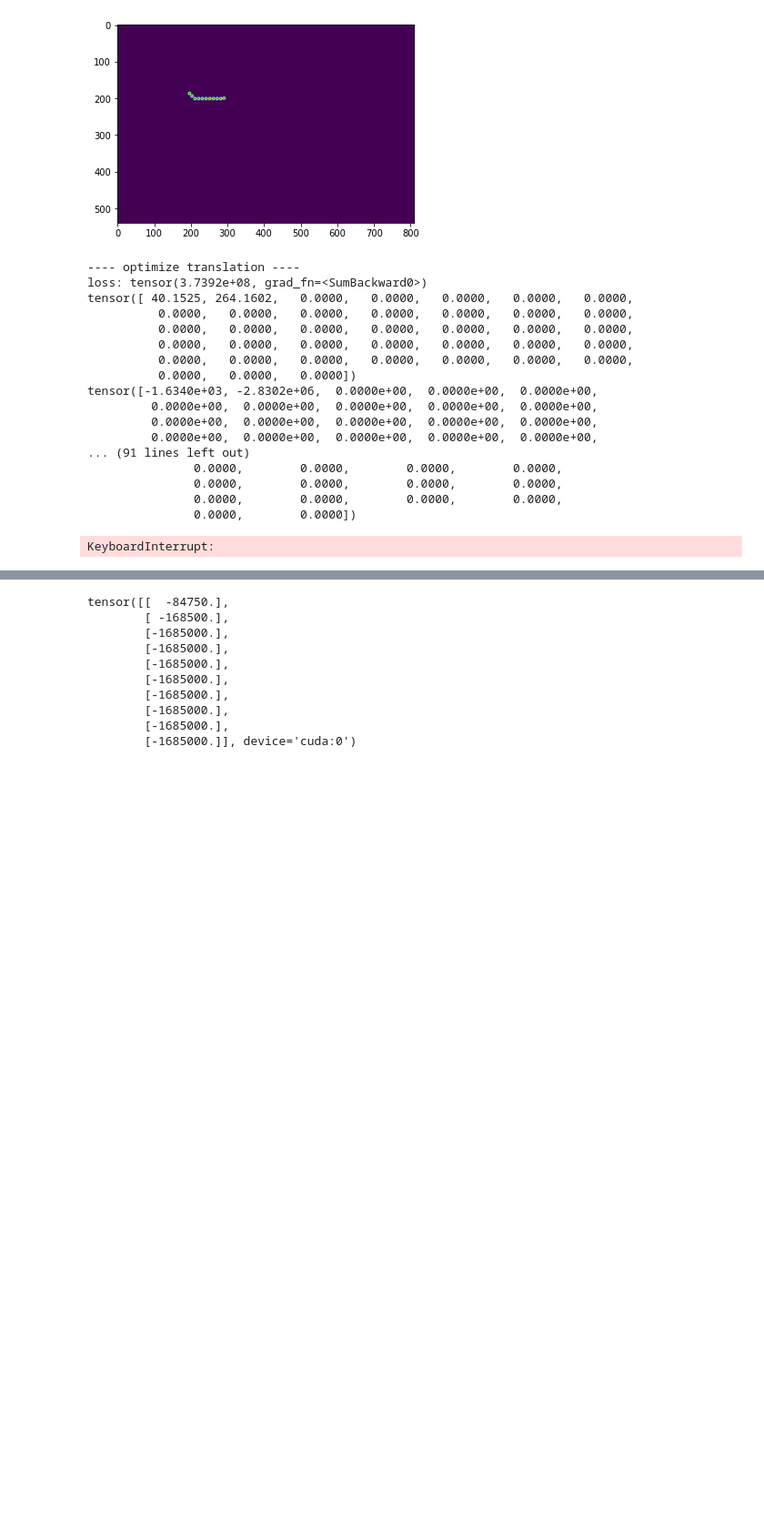
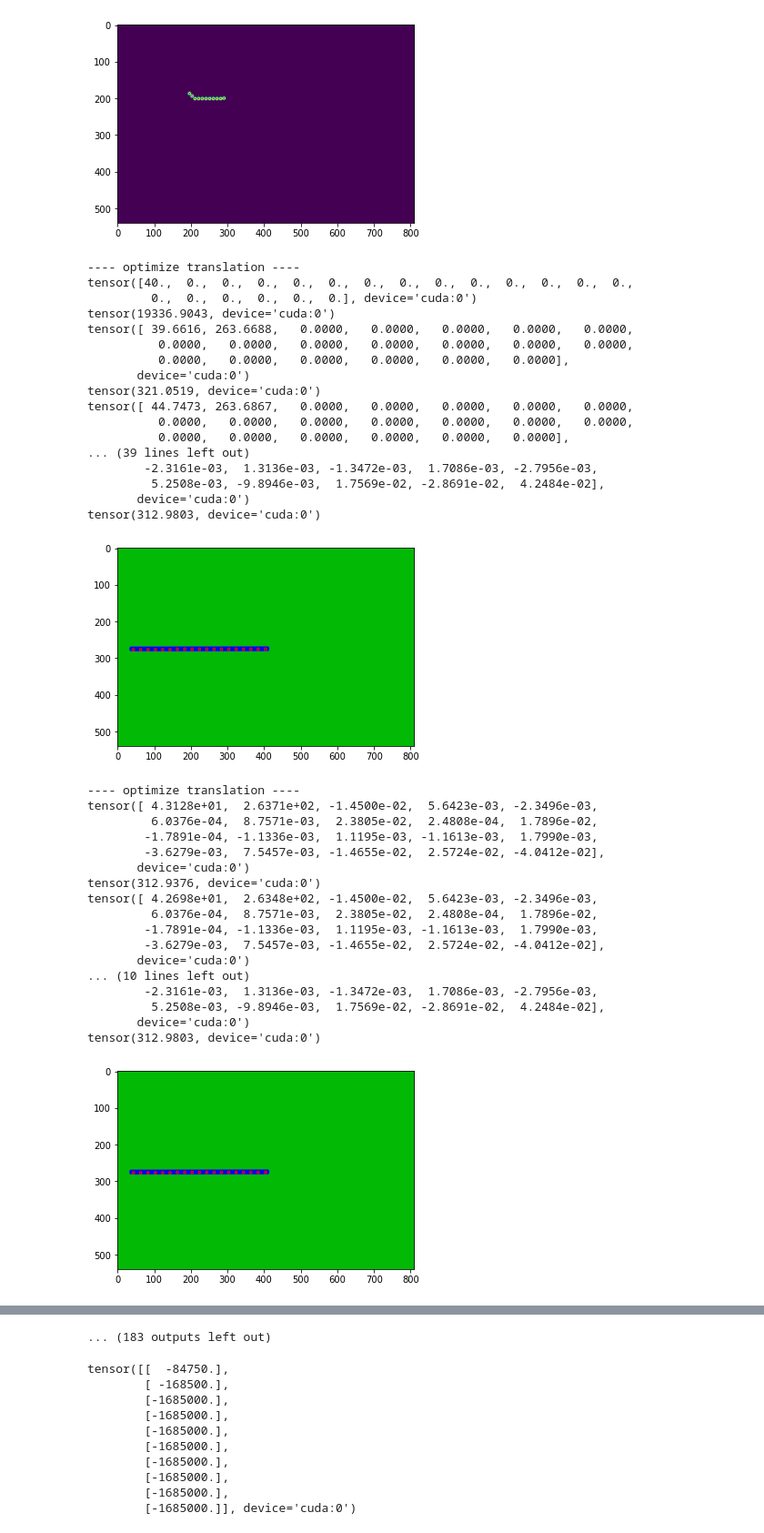
Before and after one commit to WangYixuan12/dart_deformable, a Jupyter notebook: trial.ipynb, the cells around one changed output, grey strips where cells are left out. Shown at 91% size. Drawn from its saved outputs; the diff is of its cells as text; code cells hidden in the pictures; blank space fills up the shorter version.

```diff
--- a/trial.ipynb
+++ b/trial.ipynb
@@ -34,7 +34,7 @@ def dist_to_line_2d(xy, c1, c2):
     return dist
 # %%
 def q_to_c_2d(q, H, W, cuda=False):
-    l = 10
+    l = 20
     n = q.shape[0]-1
     c = torch.zeros((n,2))
     if cuda:
@@ -276,35 +297,54 @@ simple_tracker.vis()
 # %% [output]
 [figure]
 # %%
+# simple rope tracking
 H = 540
 W = 810
-simple_tracker = tracker(H, W)
-q = torch.zeros((38,))
+simple_tracker = tracker(H, W, cuda=True)
+q = torch.zeros((20,))
 q[0] = 40
 simple_tracker.set_init(q)
 data_path = "/home/yixuan/dart_deformable/data/rope_simple/"
 for i in range(251):
     rgb_np = exr_to_np(data_path+"rgb_"+'{0:03d}'.format(i)+".exr")
     mask = rgb_np[:, :, 2] > 100
     simple_tracker.set_obs(torch.tensor(mask), rgb_np)
-    simple_tracker.step()
-    simple_tracker.vis()
+    simple_tracker.gauss_step()
+    simple_tracker.vis(save_dir="/home/yixuan/dart_deformable/result/rope_simple/", idx=i)
 # %% [output]
 ---- optimize translation ----
-loss: tensor(3.7392e+08, grad_fn=<SumBackward0>)
-tensor([ 40.1525, 264.1602,   0.0000,   0.0000,   0.0000,   0.0000,   0.0000,
+tensor([40.,  0.,  0.,  0.,  0.,  0.,  0.,  0.,  0.,  0.,  0.,  0.,  0.,  0.,
+         0.,  0.,  0.,  0.,  0.,  0.], device='cuda:0')
+tensor(19336.9043, device='cuda:0')
+tensor([ 39.6616, 263.6688,   0.0000,   0.0000,   0.0000,   0.0000,   0.0000,
           0.0000,   0.0000,   0.0000,   0.0000,   0.0000,   0.0000,   0.0000,
+          0.0000,   0.0000,   0.0000,   0.0000,   0.0000,   0.0000],
+       device='cuda:0')
+tensor(321.0519, device='cuda:0')
+tensor([ 44.7473, 263.6867,   0.0000,   0.0000,   0.0000,   0.0000,   0.0000,
           0.0000,   0.0000,   0.0000,   0.0000,   0.0000,   0.0000,   0.0000,
-          0.0000,   0.0000,   0.0000,   0.0000,   0.0000,   0.0000,   0.0000,
-          0.0000,   0.0000,   0.0000,   0.0000,   0.0000,   0.0000,   0.0000,
-          0.0000,   0.0000,   0.0000])
-tensor([-1.6340e+03, -2.8302e+06,  0.0000e+00,  0.0000e+00,  0.0000e+00,
-         0.0000e+00,  0.0000e+00,  0.0000e+00,  0.0000e+00,  0.0000e+00,
-         0.0000e+00,  0.0000e+00,  0.0000e+00,  0.0000e+00,  0.0000e+00,
-         0.0000e+00,  0.0000e+00,  0.0000e+00,  0.0000e+00,  0.0000e+00,
-... (91 lines left out)
-               0.0000,        0.0000,        0.0000,        0.0000,
-               0.0000,        0.0000,        0.0000,        0.0000,
-               0.0000,        0.0000,        0.0000,        0.0000,
-               0.0000,        0.0000])
+          0.0000,   0.0000,   0.0000,   0.0000,   0.0000,   0.0000],
+... (39 lines left out)
+        -2.3161e-03,  1.3136e-03, -1.3472e-03,  1.7086e-03, -2.7956e-03,
+         5.2508e-03, -9.8946e-03,  1.7569e-02, -2.8691e-02,  4.2484e-02],
+       device='cuda:0')
+tensor(312.9803, device='cuda:0')
+[figure, added]
-KeyboardInterrupt:
+---- optimize translation ----
+tensor([ 4.3128e+01,  2.6371e+02, -1.4500e-02,  5.6423e-03, -2.3496e-03,
+         6.0376e-04,  8.7571e-03,  2.3805e-02,  2.4808e-04,  1.7896e-02,
+        -1.7891e-04, -1.1336e-03,  1.1195e-03, -1.1613e-03,  1.7990e-03,
+        -3.6279e-03,  7.5457e-03, -1.4655e-02,  2.5724e-02, -4.0412e-02],
+       device='cuda:0')
+tensor(312.9376, device='cuda:0')
+tensor([ 4.2698e+01,  2.6348e+02, -1.4500e-02,  5.6423e-03, -2.3496e-03,
+         6.0376e-04,  8.7571e-03,  2.3805e-02,  2.4808e-04,  1.7896e-02,
+        -1.7891e-04, -1.1336e-03,  1.1195e-03, -1.1613e-03,  1.7990e-03,
+        -3.6279e-03,  7.5457e-03, -1.4655e-02,  2.5724e-02, -4.0412e-02],
+       device='cuda:0')
+... (10 lines left out)
+        -2.3161e-03,  1.3136e-03, -1.3472e-03,  1.7086e-03, -2.7956e-03,
+         5.2508e-03, -9.8946e-03,  1.7569e-02, -2.8691e-02,  4.2484e-02],
+       device='cuda:0')
+tensor(312.9803, device='cuda:0')
+[figure, added]
@@ -311,3 +423,4 @@ KeyboardInterrupt:
+... (183 outputs left out)
 # %%
 H = 540
 W = 810
```
Also changed, not shown: parts of 3 cells of this notebook, 1 other file.
